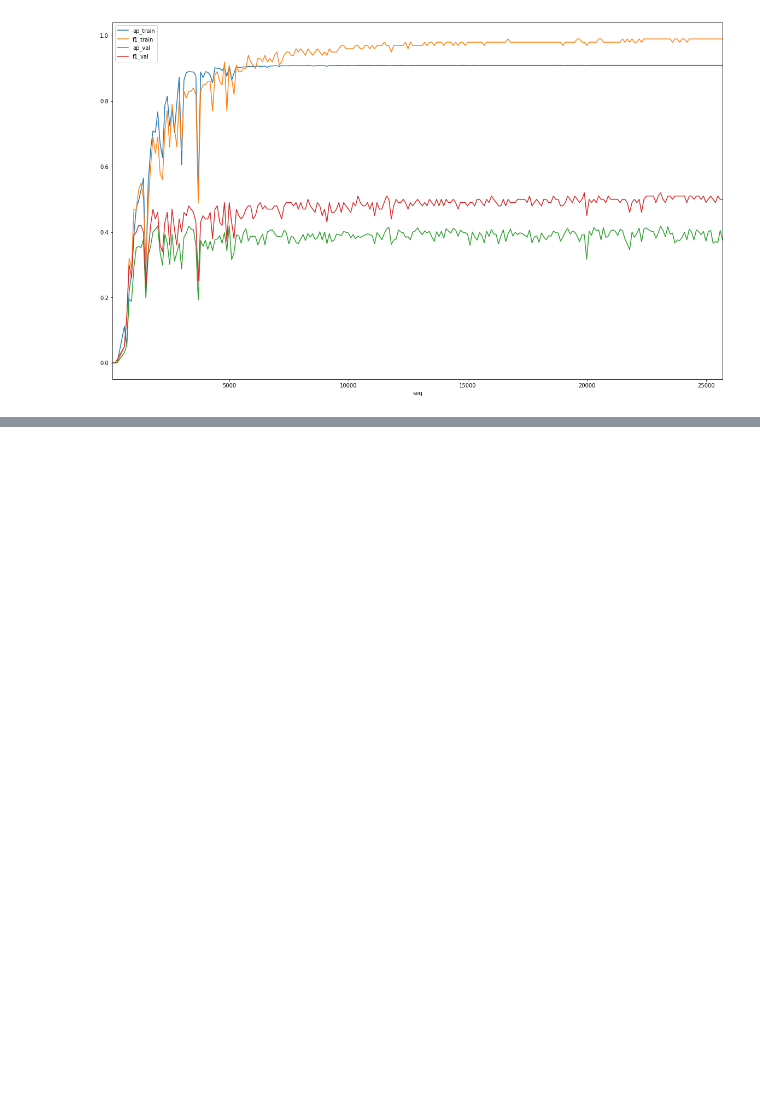
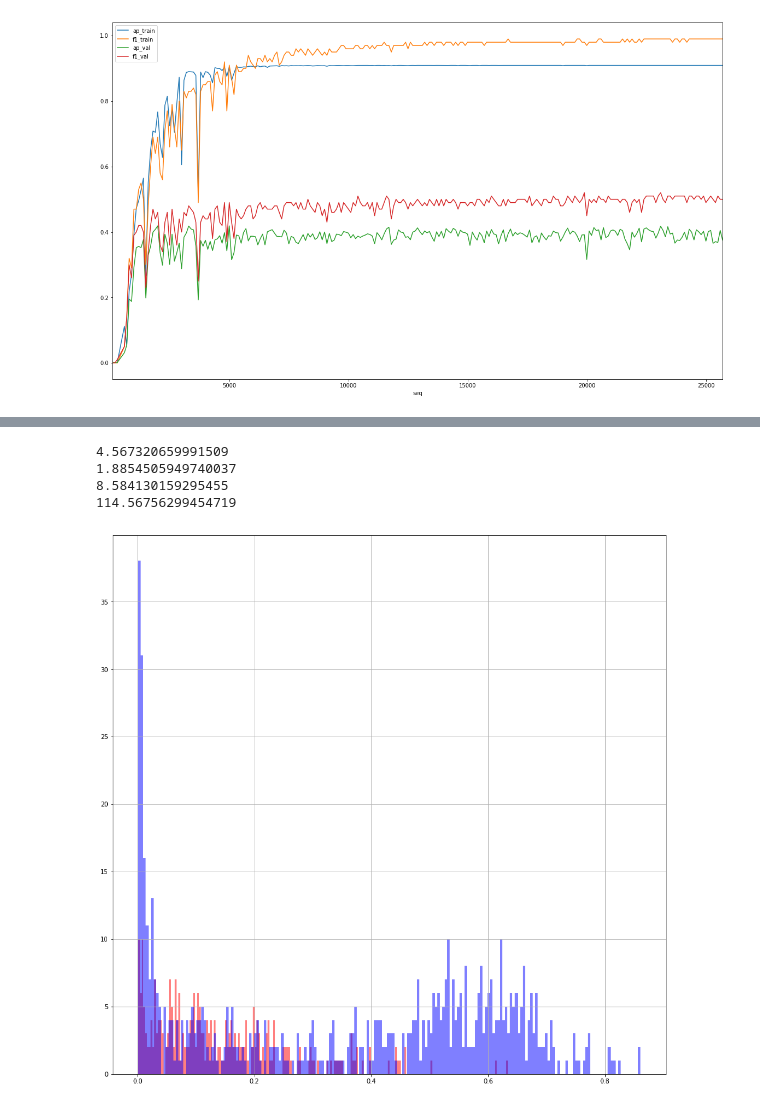
Before and after one commit to test-v1/notebooks-1, a Jupyter notebook: yolo/high bias or high variance.ipynb, the cells around one changed output, grey strips where cells are left out. Cells and saved outputs as stored; diff of their text form; code cells hidden in the pictures; blank space fills up the shorter version.

```diff
--- a/yolo/high bias or high variance.ipynb
+++ b/yolo/high bias or high variance.ipynb
@@ -182,26 +73,36 @@ Name: ap, dtype: float64
 # %%
 plt.rcParams["figure.figsize"] = (12,6)
 
-def extract_stats(fn, seq_re, thresh=0.25):
+def extract_stats(fn, seq_re, jpg_path, take):
     seq = re.search(seq_re, fn).group(1)
     ds = pickle.load( open( fn, "rb" ) )
-    df = pd.DataFrame([[d[0], d[1][0][1]] for d in ds], columns=['fn', 'p'])
-    df['y_true'] = df.fn.str.contains('/mnt/ml-data4/tsd/jpgs/positives/')
-    df['y_pred'] = df.p > thresh
+    if take > 1:
+        selected_ds = []
+        for subdir in ['false_alert', 'positives', 'negatives']:
+            subds = [d for d in ds if subdir in d[0]]
+#             selected_ds += subds[:len(subds)//take]
+            selected_ds += subds[::take]
 
+        ds = selected_ds
+
+    df = pd.DataFrame([[d[0], d[1][0][1], d[1][1][1], d[1][2][1]] for d in ds], columns=['fn', 'p1', 'p2', 'p3'])
+#     df['p'] = df.p1 + df.p2 + df.p3
+    df['p'] = df.p1
+    df.loc[df.p > 1,'p'] = 1
+    df['y_true'] = df.fn.str.contains('positives/')
+    fpr, tpr, _ = roc_curve(df.y_true, df.p)
     return dict(
-        precision=precision_score(df.y_true, df.y_pred, average='binary'),
-        recall=recall_score(df.y_true, df.y_pred, average='binary'),
-        f1=f1_score(df.y_true, df.y_pred, average='binary'),
+        roc=auc(fpr, tpr),
+        ratio=df[df.y_true == True].p.sum()/df[df.y_true == False].p.sum(),
         seq=seq,
         df=df,
     )
 
-def batch_perf(batch, seq_re="yolov2-voc_([\d]+).weights.pkl"):
+def batch_perf(batch, seq_re="yolov2-voc_([\d]+).weights.pkl", jpg_path='/mnt/ml-data4/tsd/jpgs/', take=1):
     stats = []
     for f in glob.glob(batch):
-        if extract_stats(f, seq_re):
-            stats.append(extract_stats(f, seq_re))
+#         if extract_stats(f, seq_re, jpg_path, take):
+        stats.append(extract_stats(f, seq_re, jpg_path, take))
     df = pd.DataFrame(stats, dtype='float')
     return df.set_index('seq').sort_index()
 # %%
@@ -466,0 +253,21 @@ plt.show()
+# %%
+# df1[df1.y_true == False].p1.hist(bins=100, alpha=0.5, color='r')
+# df2[df2.y_true == False].p1.hist(bins=100, alpha=0.5, color='b')
+plt.figure(figsize=(16, 16))
+df1[df1.y_true == True].p1.hist(bins=200, alpha=0.5, color='r')
+df2[df2.y_true == True].p1.hist(bins=200, alpha=0.5, color='b')
+# plt.figure()
+# df1[df1.y_true == False].p1.hist(bins=200, alpha=0.5, color='b')
+# df2[df2.y_true == False].p1.hist(bins=200, alpha=0.5, color='r')
+
+print(df1[df1.y_true == True].p1.sum()/df1[df1.y_true == False].p1.sum())
+print(df2[df2.y_true == True].p1.sum()/df2[df2.y_true == False].p1.sum())
+
+print(df1[df1.y_true == False].p1.sum())
+print(df2[df2.y_true == False].p1.sum())
+# %% [output]
+4.567320659991509
+1.8854505949740037
+8.584130159295455
+114.56756299454719
+[figure, added]
```
Also changed, not shown: parts of 16 cells of this notebook, 2 other files.
